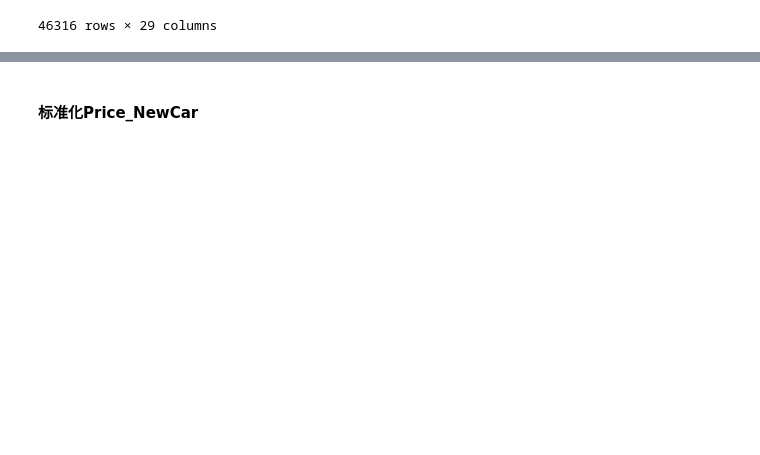
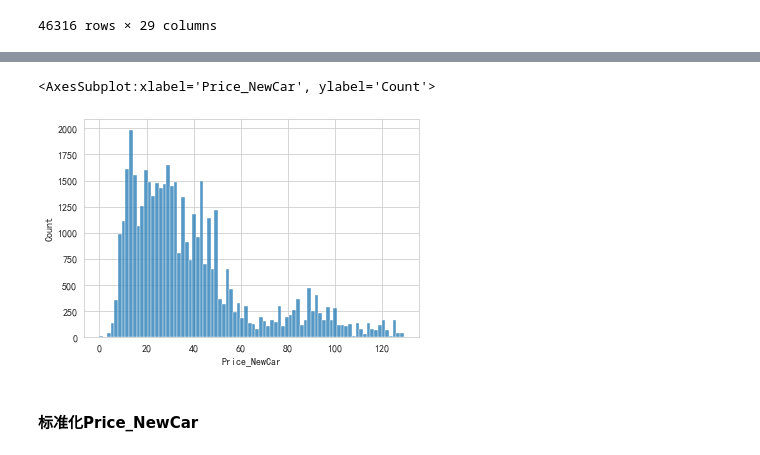
Before and after one commit to Leospard/Automobile-price-forecast, a Jupyter notebook: src/数据预处理.ipynb, the cells around one changed output, grey strips where cells are left out. Saved outputs shown, nothing was run; the diff lists cells and outputs as text; code cells hidden in the pictures; blank space fills up the shorter version.

```diff
--- a/src/数据预处理.ipynb
+++ b/src/数据预处理.ipynb
@@ -585,3 +614,9 @@ data
+# %%
+# 如果取前95%的数据
+sns.histplot(data["Price_NewCar"][data["Price_NewCar"] < data["Price_NewCar"].quantile(0.95)])
+# %% [output]
+<AxesSubplot:xlabel='Price_NewCar', ylabel='Count'>
+[figure, added]
 # %% [markdown]
 #### 标准化Price_NewCar
 # %%
```
Also changed, not shown: parts of 23 cells of this notebook.
